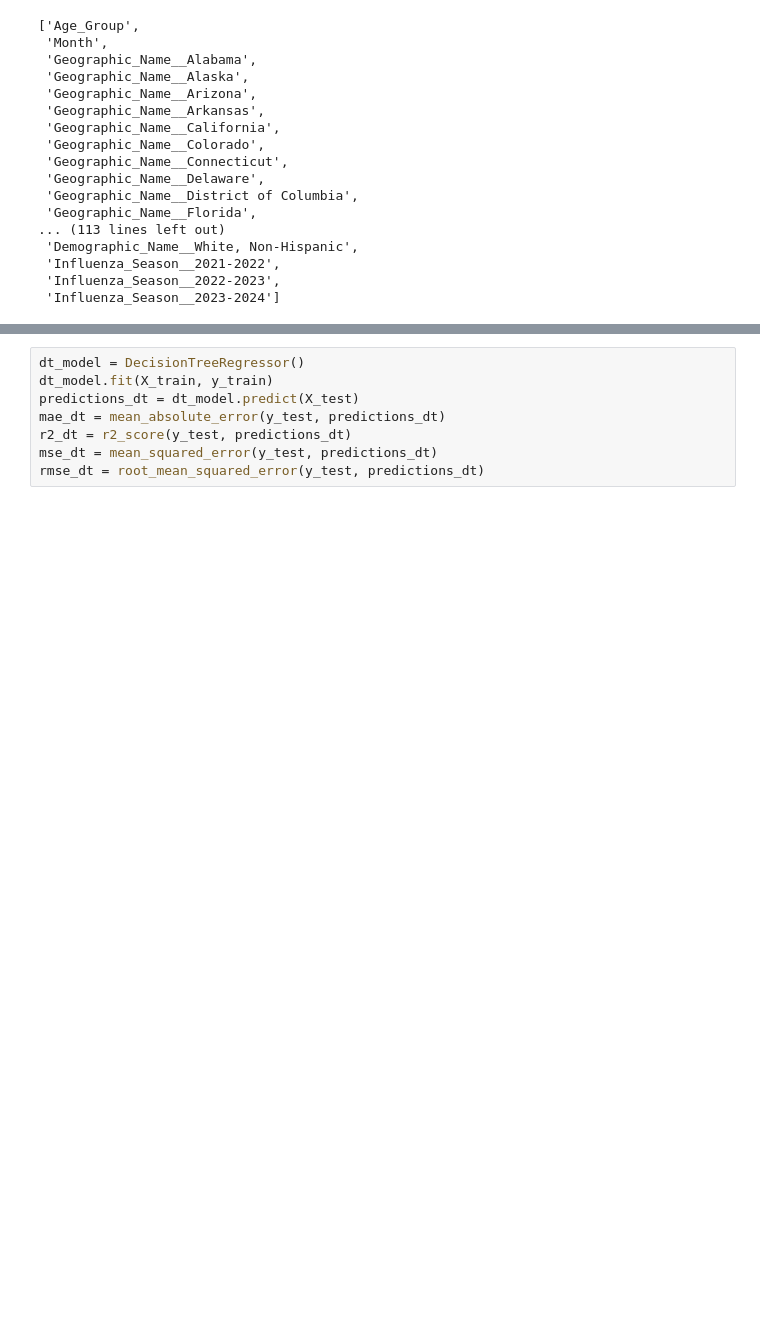
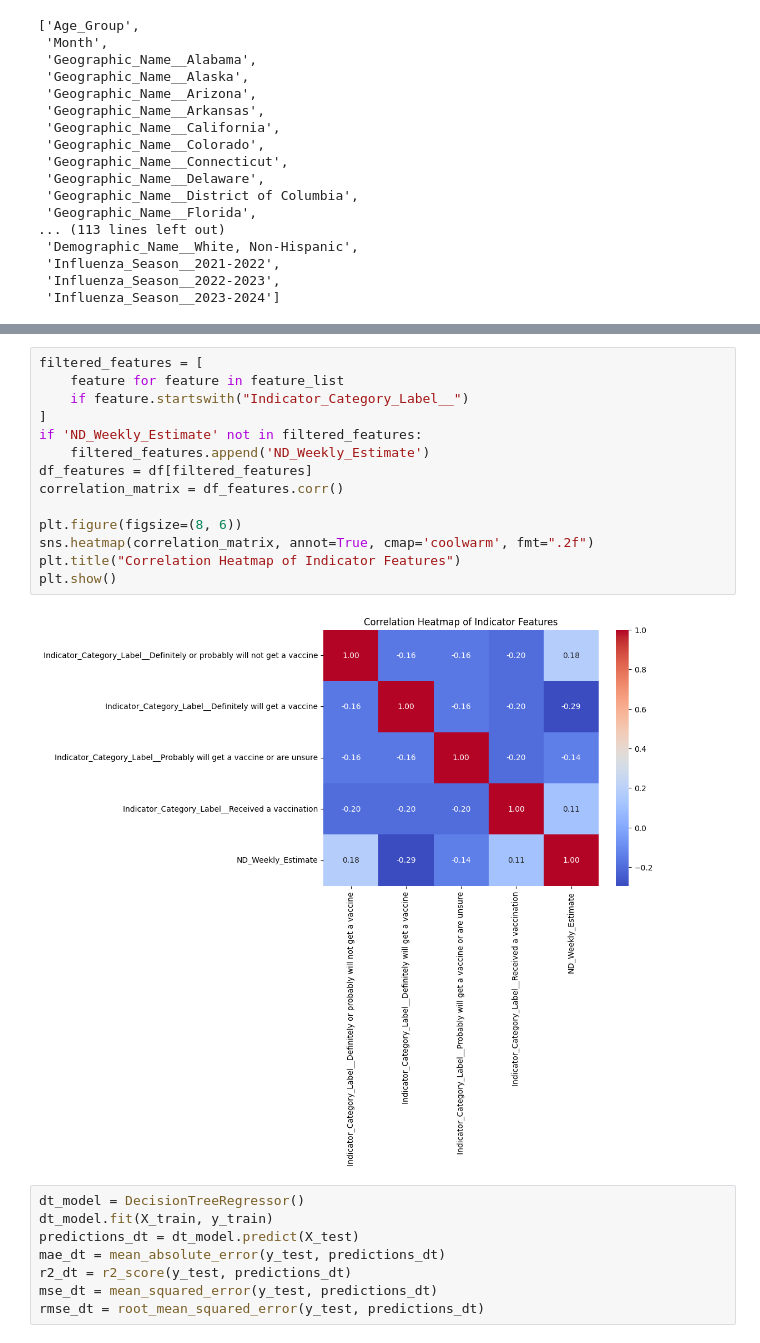
Before and after one commit to saba-sohail/Pfizer-Vaccination-Rates, a Jupyter notebook: Pfizer_Vaccination_Rates.ipynb, the cells around one changed output, grey strips where cells are left out. Drawn from its saved outputs; the diff is of its cells as text; blank space fills up the shorter version.

```diff
--- a/Pfizer_Vaccination_Rates.ipynb
+++ b/Pfizer_Vaccination_Rates.ipynb
@@ -606,3 +624,19 @@ feature_list
+# %%
+filtered_features = [
+    feature for feature in feature_list
+    if feature.startswith("Indicator_Category_Label__")
+]
+if 'ND_Weekly_Estimate' not in filtered_features:
+    filtered_features.append('ND_Weekly_Estimate')
+df_features = df[filtered_features]
+correlation_matrix = df_features.corr()
+
+plt.figure(figsize=(8, 6))
+sns.heatmap(correlation_matrix, annot=True, cmap='coolwarm', fmt=".2f")
+plt.title("Correlation Heatmap of Indicator Features")
+plt.show()
+# %% [output]
+[figure, added]
 # %%
 dt_model = DecisionTreeRegressor()
 dt_model.fit(X_train, y_train)
```
Also changed, not shown: parts of 17 cells of this notebook.
